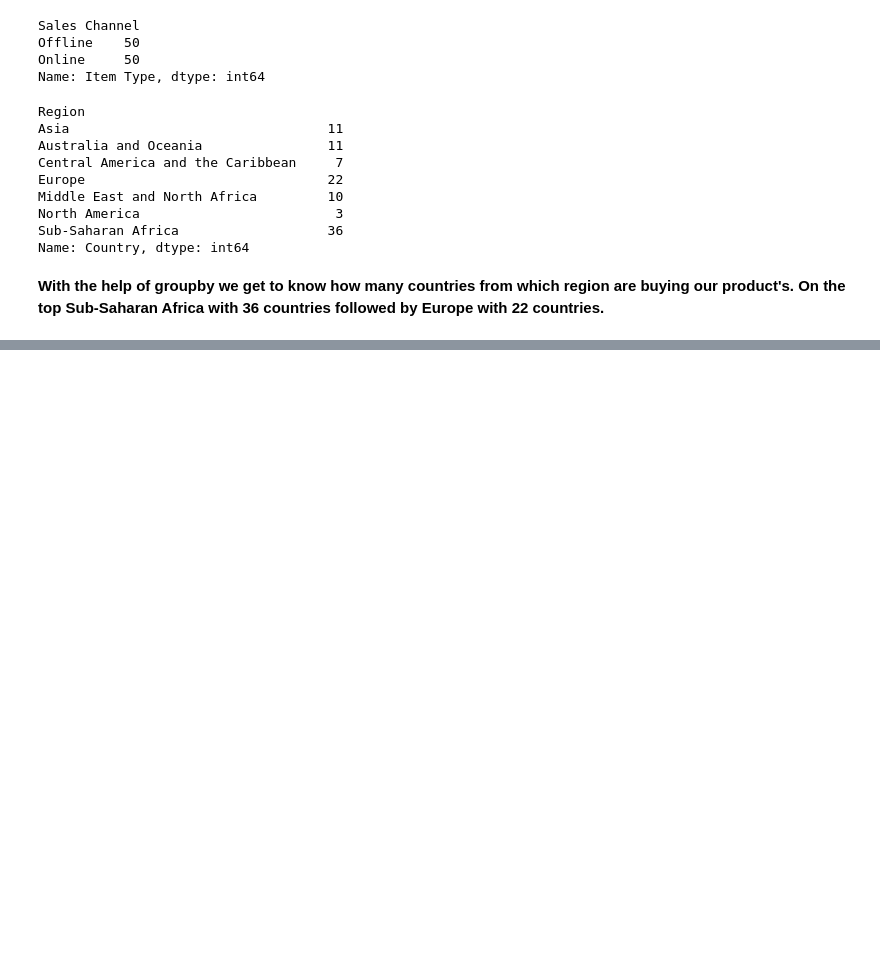
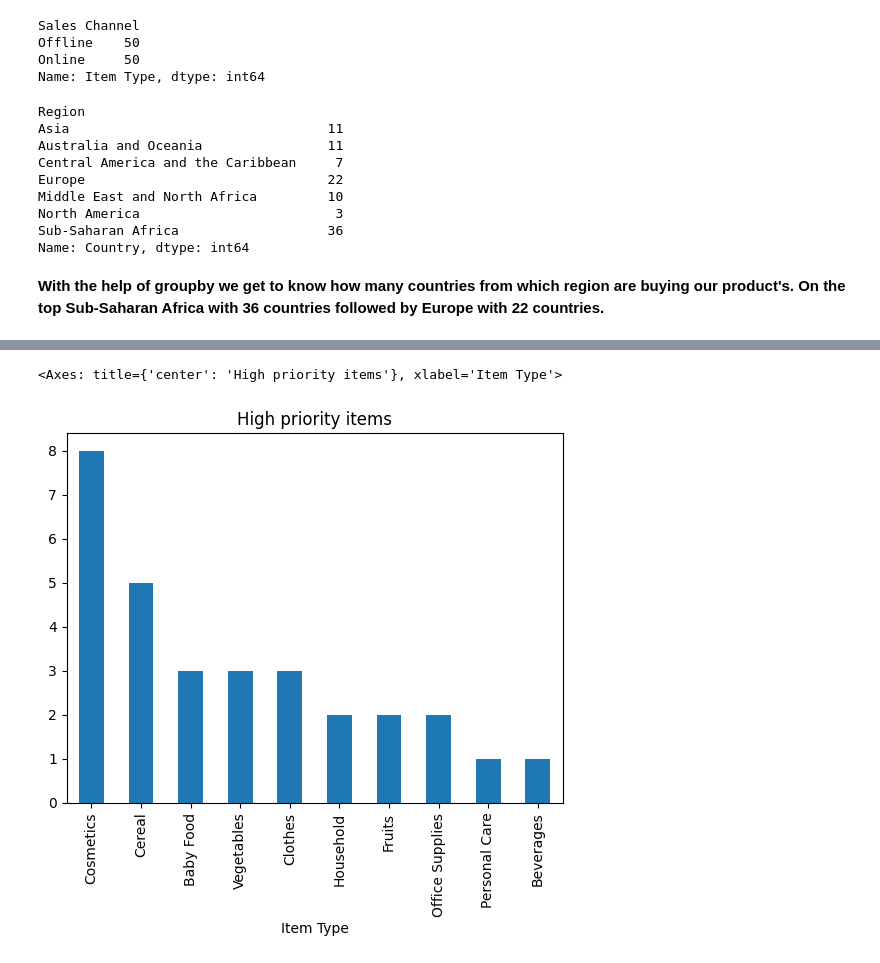
Before and after one commit to yash66gupta/Amazon-sales-data, a Jupyter notebook: amazon_sales_data.ipynb, the cells around one changed output, grey strips where cells are left out. Drawn from its saved outputs; the diff is of its cells as text; code cells hidden in the pictures; blank space fills up the shorter version.

```diff
--- a/amazon_sales_data.ipynb
+++ b/amazon_sales_data.ipynb
@@ -168,0 +187,5 @@ Name: Country, dtype: int64
+# %%
+df[df['Order Priority']=="H"]['Item Type'].value_counts().plot(kind ='bar', title="High priority items")
+# %% [output]
+<Axes: title={'center': 'High priority items'}, xlabel='Item Type'>
+[figure, added]
```
Also changed, not shown: parts of 14 cells of this notebook.
